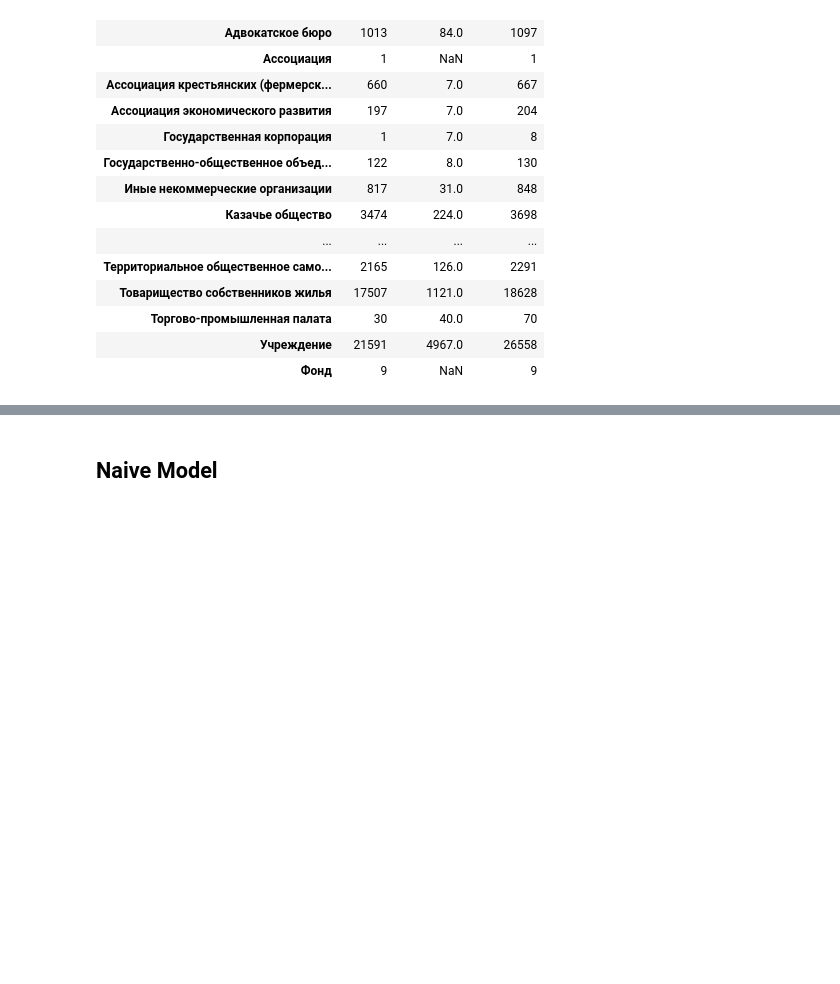
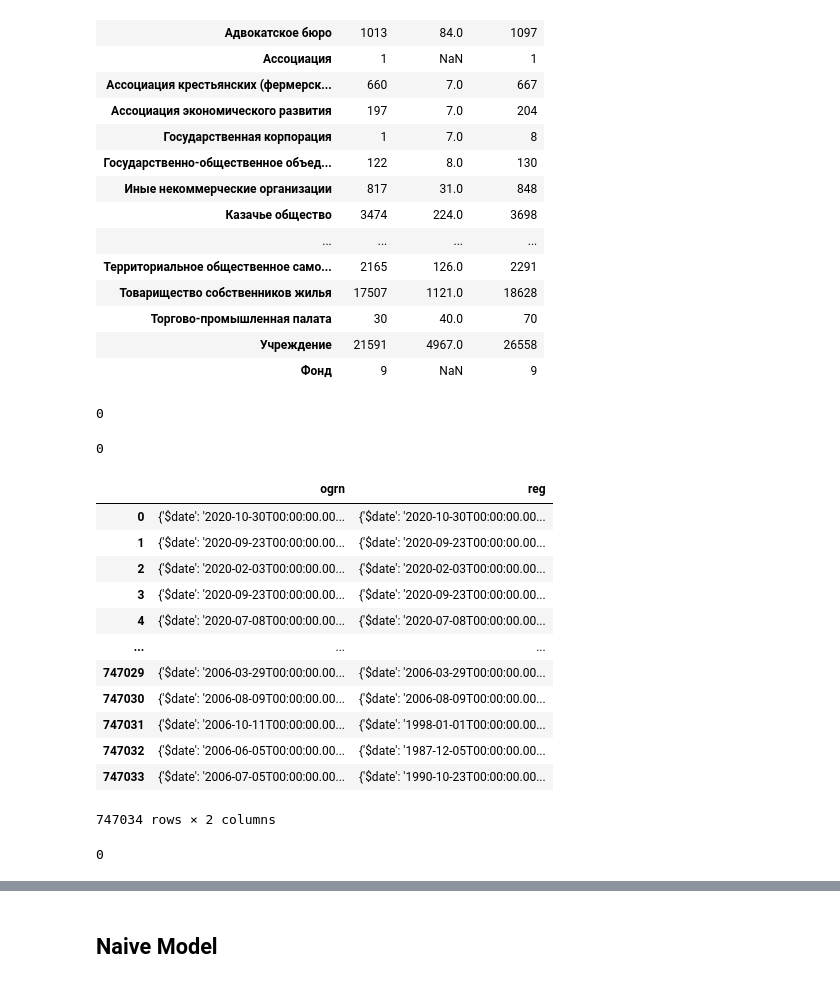
Before and after one commit to Elen-Skri/Projects-DSC, a Jupyter notebook: Teplitsa_hackaton/Case_1_nko_FE.ipynb, the cells around one changed output, grey strips where cells are left out. Saved outputs shown, nothing was run; the diff lists cells and outputs as text; code cells hidden in the pictures; blank space fills up the shorter version.

```diff
--- a/Teplitsa_hackaton/Case_1_nko_FE.ipynb
+++ b/Teplitsa_hackaton/Case_1_nko_FE.ipynb
@@ -102,3 +102,34 @@ df
 | Торгово-промышленная палата | 30 | 40.0 | 70 |
 | Учреждение | 21591 | 4967.0 | 26558 |
 | Фонд | 9 | NaN | 9 |
+# %%
+data.dateOgrn.isnull().sum()
+# %% [output]
+0
+# %%
+data.originDate.isnull().sum()
+# %% [output]
+0
+# %%
+df_date = pd.DataFrame()
+df_date['ogrn'] = data.dateOgrn
+df_date['reg'] = data.originDate
+df_date[df_date[]]
+# %% [output]
+|  | ogrn | reg |
+| 0 | {'$date': '2020-10-30T00:00:00.00... | {'$date': '2020-10-30T00:00:00.00... |
+| 1 | {'$date': '2020-09-23T00:00:00.00... | {'$date': '2020-09-23T00:00:00.00... |
+| 2 | {'$date': '2020-02-03T00:00:00.00... | {'$date': '2020-02-03T00:00:00.00... |
+| 3 | {'$date': '2020-09-23T00:00:00.00... | {'$date': '2020-09-23T00:00:00.00... |
+| 4 | {'$date': '2020-07-08T00:00:00.00... | {'$date': '2020-07-08T00:00:00.00... |
+| ... | ... | ... |
+| 747029 | {'$date': '2006-03-29T00:00:00.00... | {'$date': '2006-03-29T00:00:00.00... |
+| 747030 | {'$date': '2006-08-09T00:00:00.00... | {'$date': '2006-08-09T00:00:00.00... |
+| 747031 | {'$date': '2006-10-11T00:00:00.00... | {'$date': '1998-01-01T00:00:00.00... |
+| 747032 | {'$date': '2006-06-05T00:00:00.00... | {'$date': '1987-12-05T00:00:00.00... |
+| 747033 | {'$date': '2006-07-05T00:00:00.00... | {'$date': '1990-10-23T00:00:00.00... |
+747034 rows × 2 columns
+# %%
+data.originDate.isnull().sum()
+# %% [output]
+0
```
Also changed, not shown: parts of 13 cells of this notebook.
